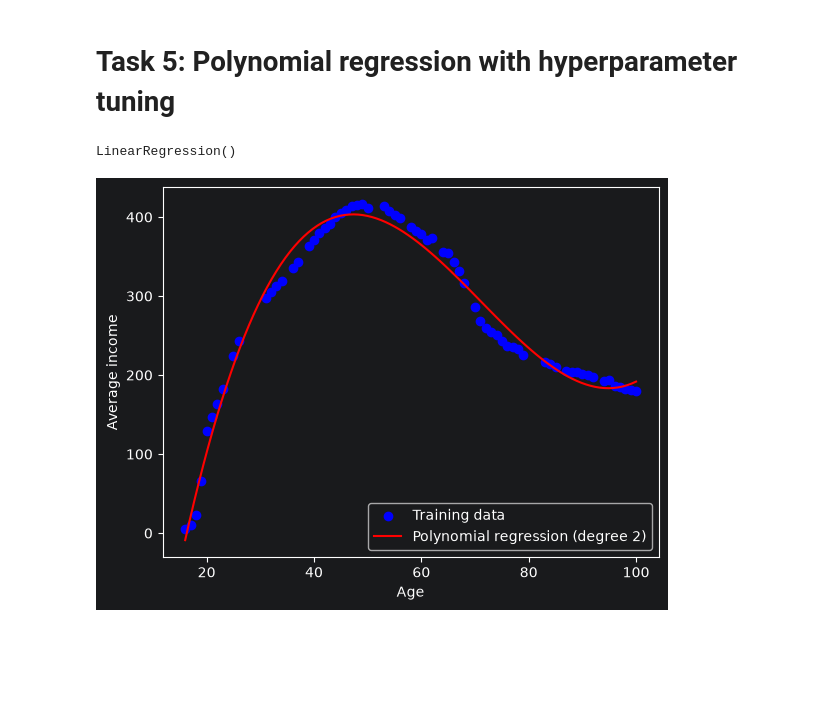
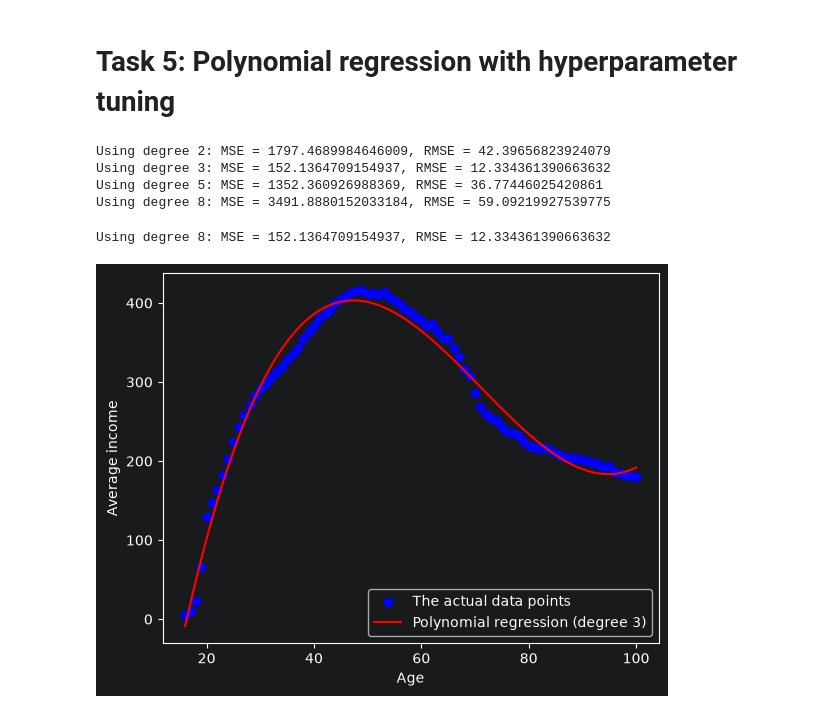
Before and after one commit to velija-id/LTU-AIT, a Jupyter notebook: D0036E - Programming for Machine Learning/Lab 2/Velija/task5.ipynb, the cells around one changed output. Cells and saved outputs as stored; diff of their text form; code cells hidden in the pictures; blank space fills up the shorter version.

Commit message:
Update task 5, and small updates to plots

```diff
--- a/D0036E - Programming for Machine Learning/Lab 2/Velija/task5.ipynb
+++ b/D0036E - Programming for Machine Learning/Lab 2/Velija/task5.ipynb
@@ -23,25 +22,51 @@ income_train = train_set[:,1]
 from sklearn.preprocessing import PolynomialFeatures
 from sklearn.linear_model import LinearRegression
 import matplotlib.pyplot as plt
-poly_features = PolynomialFeatures(degree=3, include_bias=False)
-age_train_2d = age_train.reshape(-1, 1)
-X_poly = poly_features.fit_transform(age_train_2d)
+# split the columns
+age_train = train_set[:,0]
+income_train = train_set[:,1]
+list_of_degrees = [2, 3, 5, 8]
 
-lin_reg = LinearRegression()
-lin_reg.fit(X_poly, income_train)
+def create_model(nr_of_degrees: int) -> tuple[LinearRegression, PolynomialFeatures]:
+    # Step 1, create the polynomial features for training the model
+    features = PolynomialFeatures(degree=nr_of_degrees, include_bias=False)
+    age_train_2d = age_train.reshape(-1, 1)
+    X_poly_training = features.fit_transform(age_train_2d)
+    # Step 2. Train the linear regression model on the poly features
+    linear_reg = LinearRegression()
+    linear_reg.fit(X_poly_training, income_train)
+
+    # Step 3. Calculate MSE and RMSE
+    age_test_2d = test_set[:,0].reshape(-1, 1)
+    X_poly_testing = features.fit_transform(age_test_2d)
+    y_prediction_test = linear_reg.predict(X_poly_testing)
+    mse = np.mean((test_set[:,1] - y_prediction_test)**2)
+    print(f"Using degree {degree}: MSE = {mse}, RMSE = {np.sqrt(mse)}")
+    return linear_reg, features
+
+for degree in list_of_degrees:
+    create_model(degree)
+# The 3rd degree polynomial regression is the best, it has the lowest RMSE which means the line deviates the least from the data points
 # %% [output]
-LinearRegression()
+Using degree 2: MSE = 1797.4689984646009, RMSE = 42.39656823924079
+Using degree 3: MSE = 152.1364709154937, RMSE = 12.334361390663632
+Using degree 5: MSE = 1352.360926988369, RMSE = 36.77446025420861
+Using degree 8: MSE = 3491.8880152033184, RMSE = 59.09219927539775
 # %%
-plt.scatter(age_train, income_train, color="blue", label="Training data")
+lin_reg, poly_features = create_model(3)
+age_data = data_to_model[:,0]
+income_data = data_to_model[:,1]
 
-age_range = np.linspace(age_train.min(), age_train.max(), 100).reshape(-1, 1)
-age_range_poly = poly_features.fit_transform(age_range)
-income_pred = lin_reg.predict(age_range_poly)
+X_poly = poly_features.fit_transform(data_to_model[:,0].reshape(-1, 1))
+income_pred = lin_reg.predict(X_poly)
 
-plt.plot(age_range, income_pred, color="red", label="Polynomial regression (degree 3)")
+sort_idx = np.argsort(age_data)
+plt.scatter(age_data[sort_idx], income_data[sort_idx], color="blue", label="The actual data points")
+plt.plot(age_data[sort_idx], income_pred[sort_idx], color="red", label="Polynomial regression (degree 3)")
 plt.xlabel("Age")
 plt.ylabel("Average income")
 plt.legend()
 plt.show()
 # %% [output]
+Using degree 8: MSE = 152.1364709154937, RMSE = 12.334361390663632
-[figure, old version]
+[figure, new version]
```
Also changed, not shown: parts of 1 cell of this notebook, 4 other files.
